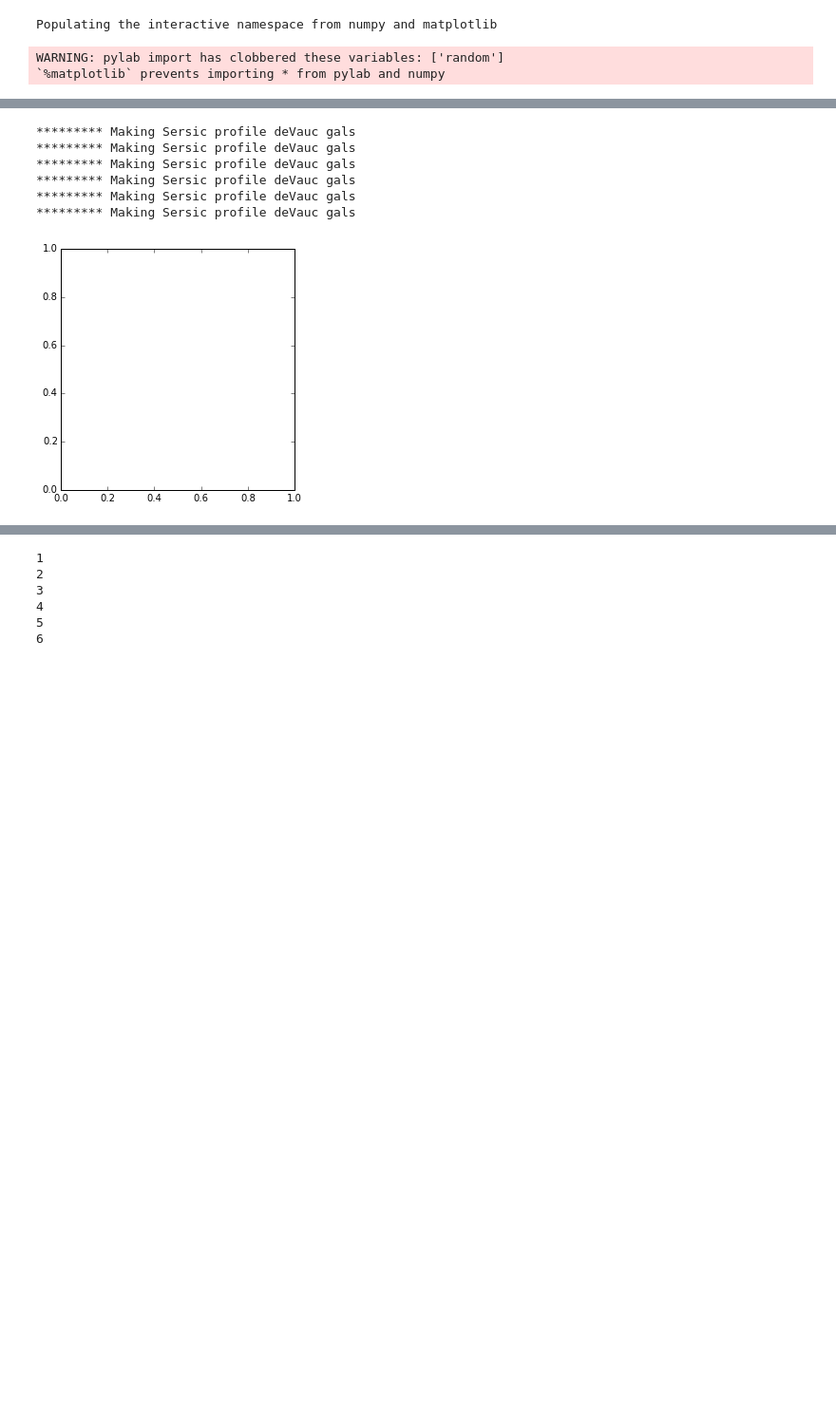
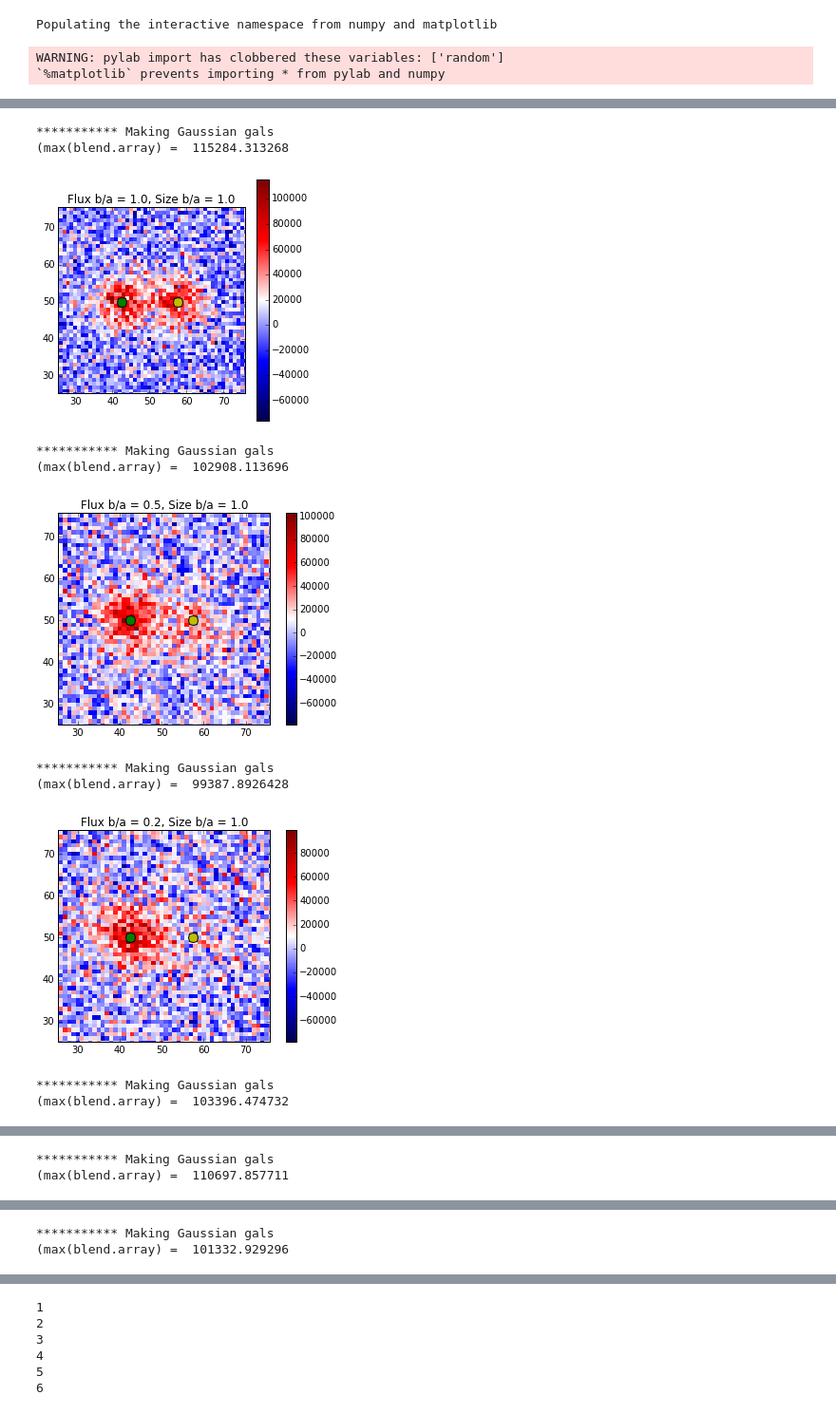
Before and after one commit to alvarezcl/galsim_work, a Jupyter notebook: mssgversion_code/mssg_sersicDeblendAndPlotResids.ipynb, the cells around one changed output, grey strips where cells are left out. Shown at 95% size. Drawn from its saved outputs; the diff is of its cells as text; code cells hidden in the pictures; blank space fills up the shorter version.

Commit message:
Updated Sersic profile notebook.

```diff
--- a/mssgversion_code/mssg_sersicDeblendAndPlotResids.ipynb
+++ b/mssgversion_code/mssg_sersicDeblendAndPlotResids.ipynb
@@ -287,7 +300,7 @@ centers = args.centers
 presetval = 1
 
 #### Whether to plot (setting it higher will plot more stuff)
-plotflag = -1
+plotflag = 2
 
 ## Color scheme
 plt.rcParams['image.cmap'] = 'seismic'
@@ -299,34 +312,34 @@ verbose = 2  # Zero is less, 1 is more, 2 is all
 imsize = 101
 pixel_scale = 0.2
 
+########### Amount of noise to put in
+noiselevel = 2e4
+
 ########################## Set the peak locations
 
 # ************************************************************************ 4 arcsec sep
 # origpeak_a = (-2,0);   origpeak_b = (2,0)
 # ************************************************************************ 2 arcsec sep
-xcent = 1.0
+xcent = 1.5
 origpeak_a = (-xcent,0);   origpeak_b = (xcent,0)
 
 if centers == 1:
     curpeak_a = origpeak_a ;   curpeak_b = origpeak_b
 
 
-#  Convert peaks_pix to pixels
-peaks_pix = [[p1/0.2 for p1 in curpeak_a],  # Div by 0.2 to convert back to pixels
-                         [p2/0.2 for p2 in curpeak_b]]
-
-if (verbose > 0):
-    print " \n\n\n  ************************* About to deblend with these centers: "
-    print " Arcsec: peaks_A = " , peak_a
-    print " Arcsec: peaks_B = " , peak_b
-    print " Pixels: peaks_pix = " ,  peaks_pix
-
 ################################################################# Assign to actual peak variable
 peak_a =  np.array(curpeak_a) ; peak_b =  np.array(curpeak_b)
+
 
 ########  Convert peaks_pix to pixels
 peaks_pix = [[p1/0.2 for p1 in peak_a],  # Div by 0.2 to convert back to pixels
              [p2/0.2 for p2 in peak_b]]
+
+if (verbose > 0):
+    print " \n\n\n  ************************* Using these centers: "
+    print " Arcsec: peaks_A = " , peak_a
+    print " Arcsec: peaks_B = " , peak_b
+    print " Pixels: peaks_pix = " ,  peaks_pix
 
 ### Now do the actual deblending
 templates, template_fractions, children = mssg_deblend.deblend(blend.array, peaks_pix,
@@ -384,32 +397,36 @@ center[1][1] =  50.0
 # %%
 
 
 ##################  Plot the orig figs ---- using makeplot  (i.e. with colorbars)
 
 fig = plt.figure(figsize = (15,10))
-localgaltype = 'Sd'
+localgaltype = 'G'
 
 #### Input vals
 e1ain = 0; e2ain = 0
 e1bin = 0; e2bin = 0
 
 for size_bTOa in [1.0, 1.5]:
   for flux_bTOa in [1.0, 0.5,0.2]:
     blend, unblends = create_blend(peak_a, peak_b, flux_bTOa =  flux_bTOa , size_bTOa = size_bTOa , e1a = e1ain,
                                galtype = localgaltype , e2a = e2ain, e1b = e1bin ,e2b = e2bin, imgsize= imsize,
-                               pixelscale = pixel_scale, mrkrsize = 10, psetval = 2, plotflag =  plotflag)
+                               pixelscale = pixel_scale, mrkrsize = 10, psetval = 0, noise = noiselevel)
     pltcontent = blend.array
     ax = fig.add_subplot(231)
     pltname = "Flux b/a = "+str(flux_bTOa) + ", Size b/a = "+str(size_bTOa)
 #    center = (peak_a, peak_b)
-
+    print "(max(blend.array) = ", np.max(blend.array)
     if (plotflag > -1):
         makeplot(pltname, pltcontent,  centre=center, scaling = 'nondk')
 # %% [output]
-********* Making Sersic profile deVauc gals
-********* Making Sersic profile deVauc gals
-********* Making Sersic profile deVauc gals
-********* Making Sersic profile deVauc gals
-********* Making Sersic profile deVauc gals
-********* Making Sersic profile deVauc gals
+*********** Making Gaussian gals
+(max(blend.array) =  115284.313268
-[figure, old version]
+[figure, new version]
+*********** Making Gaussian gals
+(max(blend.array) =  102908.113696
+[figure, added]
+*********** Making Gaussian gals
+(max(blend.array) =  99387.8926428
+[figure, added]
+*********** Making Gaussian gals
+(max(blend.array) =  103396.474732
@@ -415,0 +434,2 @@ for size_bTOa in [1.0, 1.5]:
+*********** Making Gaussian gals
+(max(blend.array) =  110697.857711
@@ -415,0 +437,2 @@ for size_bTOa in [1.0, 1.5]:
+*********** Making Gaussian gals
+(max(blend.array) =  101332.929296
```
Also changed, not shown: parts of 8 cells of this notebook.
